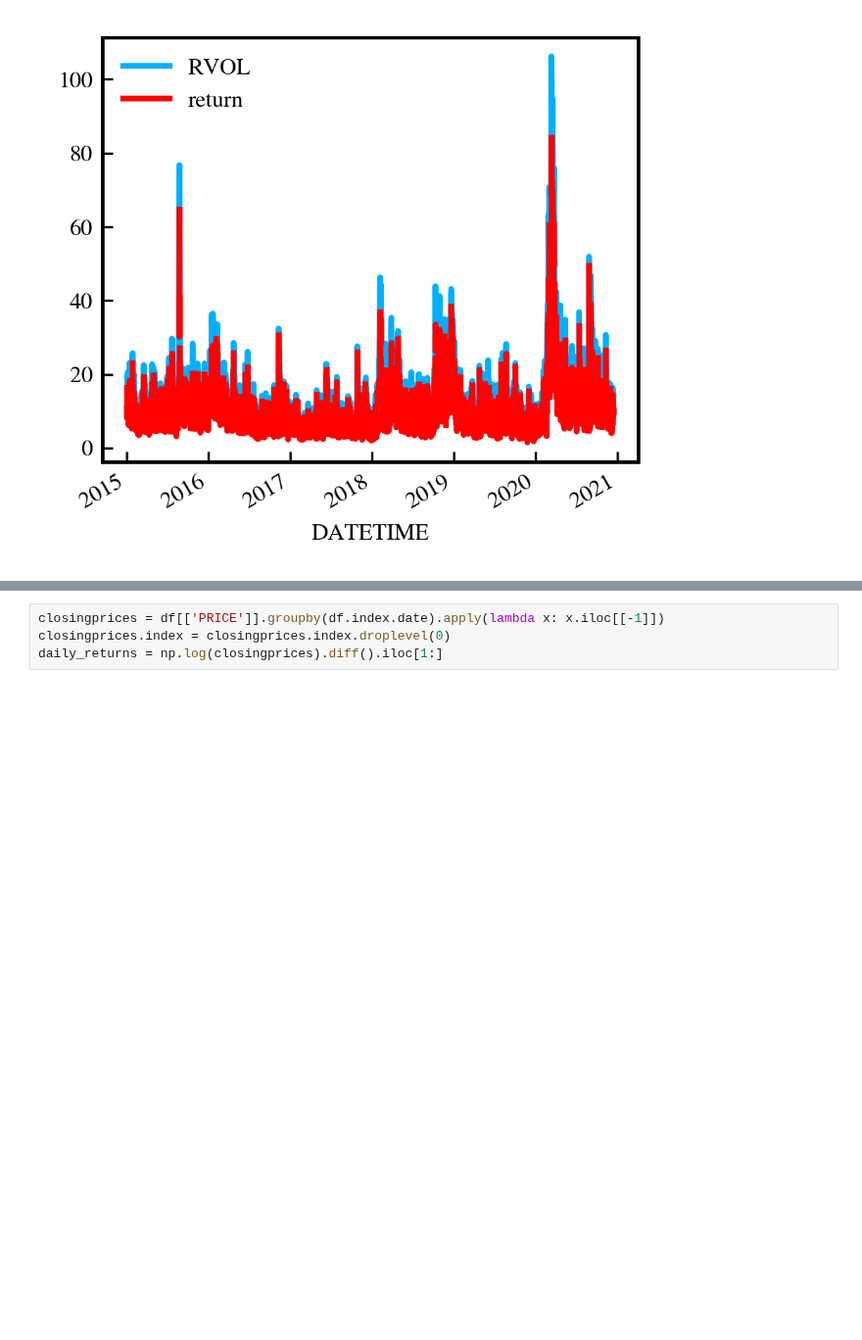
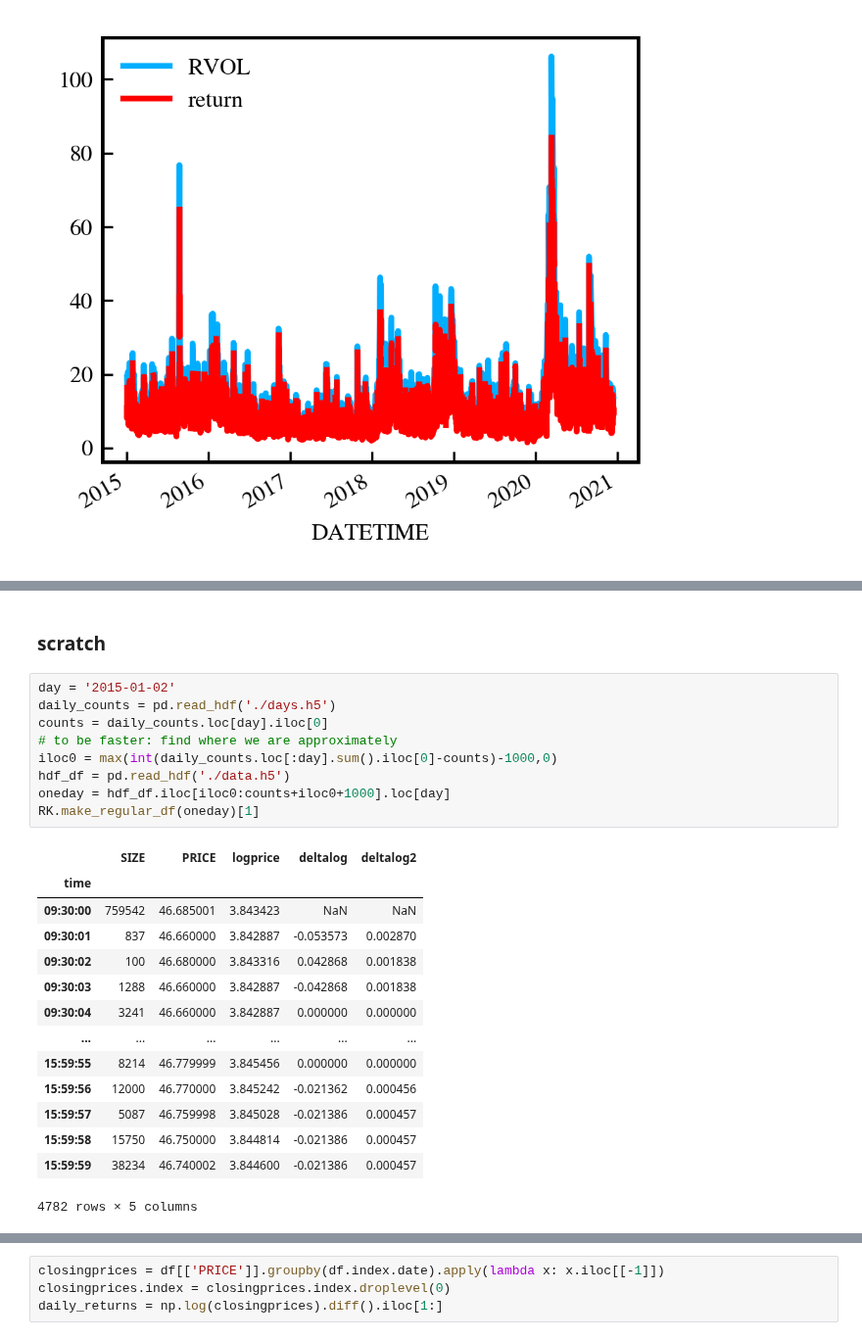
Before and after one commit to LuukOudshoorn25/HighFrequencyTrading, a Jupyter notebook: Code.ipynb, the cells around one changed output, grey strips where cells are left out. Shown at 98% size. Cells and saved outputs as stored; diff of their text form; blank space fills up the shorter version.

```diff
--- a/Code.ipynb
+++ b/Code.ipynb
@@ -436,0 +450,26 @@ RK.plot_RKvol()
+# %% [markdown]
+<h3>scratch</h3>
+# %%
+day = '2015-01-02'
+daily_counts = pd.read_hdf('./days.h5')
+counts = daily_counts.loc[day].iloc[0]
+# to be faster: find where we are approximately
+iloc0 = max(int(daily_counts.loc[:day].sum().iloc[0]-counts)-1000,0)
+hdf_df = pd.read_hdf('./data.h5')
+oneday = hdf_df.iloc[iloc0:counts+iloc0+1000].loc[day]
+RK.make_regular_df(oneday)[1]
+# %% [output]
+|  | SIZE | PRICE | logprice | deltalog | deltalog2 |
+| time |  |  |  |  |  |
+| 09:30:00 | 759542 | 46.685001 | 3.843423 | NaN | NaN |
+| 09:30:01 | 837 | 46.660000 | 3.842887 | -0.053573 | 0.002870 |
+| 09:30:02 | 100 | 46.680000 | 3.843316 | 0.042868 | 0.001838 |
+| 09:30:03 | 1288 | 46.660000 | 3.842887 | -0.042868 | 0.001838 |
+| 09:30:04 | 3241 | 46.660000 | 3.842887 | 0.000000 | 0.000000 |
+| ... | ... | ... | ... | ... | ... |
+| 15:59:55 | 8214 | 46.779999 | 3.845456 | 0.000000 | 0.000000 |
+| 15:59:56 | 12000 | 46.770000 | 3.845242 | -0.021362 | 0.000456 |
+| 15:59:57 | 5087 | 46.759998 | 3.845028 | -0.021386 | 0.000457 |
+| 15:59:58 | 15750 | 46.750000 | 3.844814 | -0.021386 | 0.000457 |
+| 15:59:59 | 38234 | 46.740002 | 3.844600 | -0.021386 | 0.000457 |
+4782 rows × 5 columns
```
Also changed, not shown: parts of 15 cells of this notebook.
